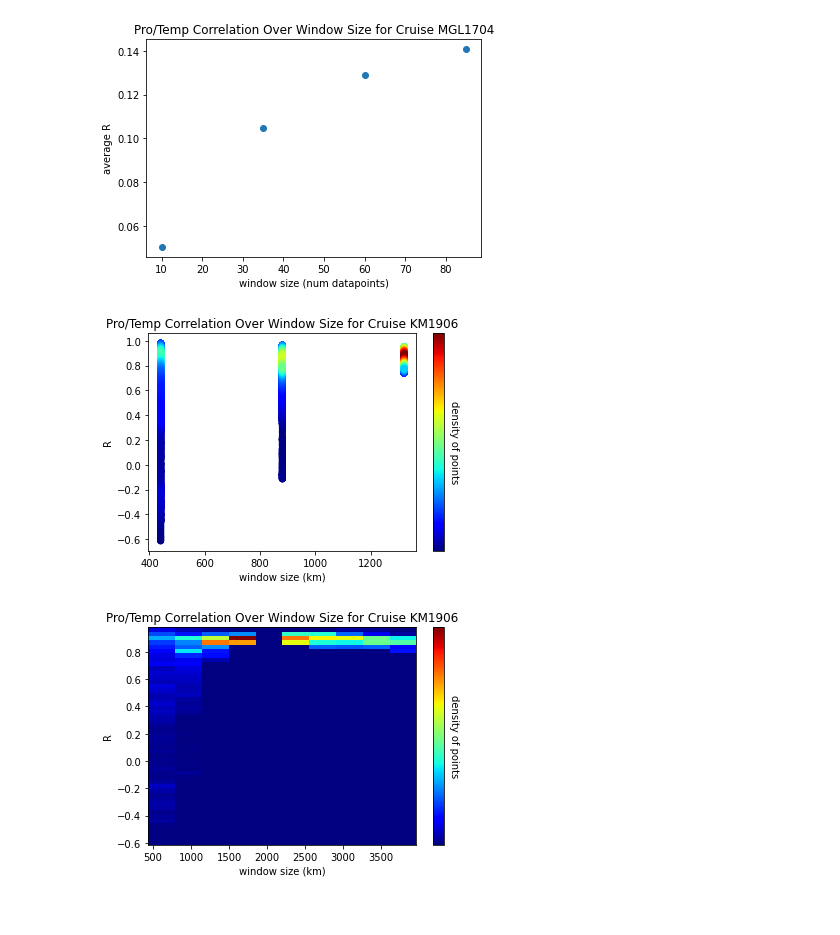
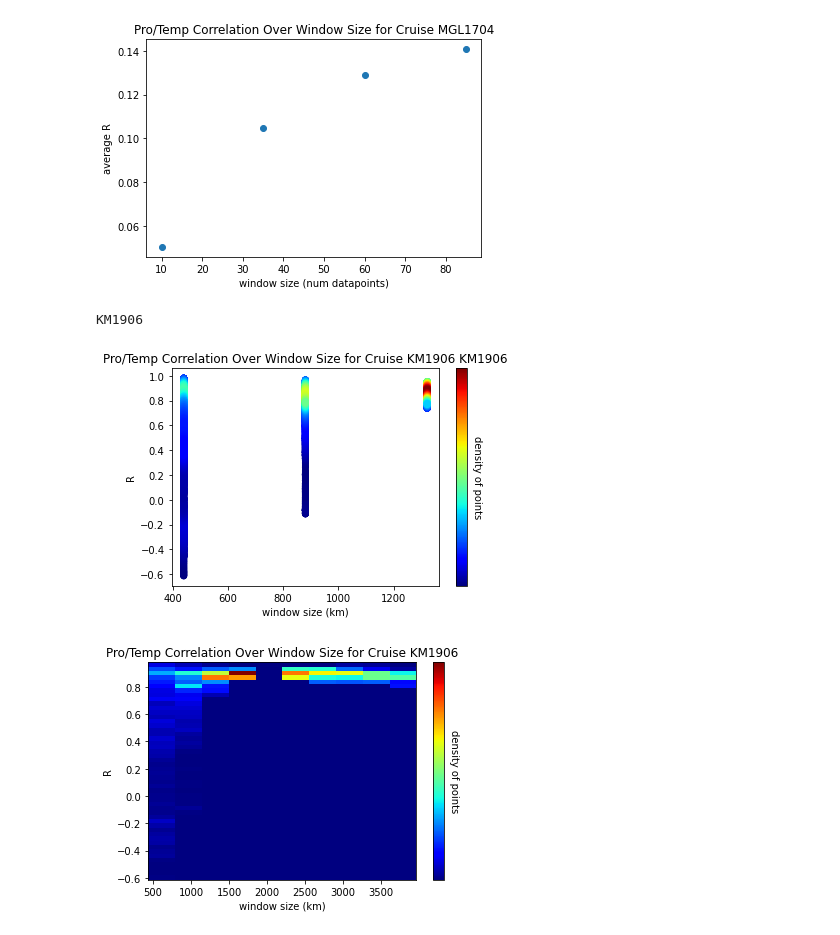
Before and after one commit to barbara42/seaflow_analysis, a Jupyter notebook: Seaflow Time Series Analysis.ipynb, the cells around one changed output. Cells and saved outputs as stored; diff of their text form; code cells hidden in the pictures.

```diff
--- a/Seaflow Time Series Analysis.ipynb
+++ b/Seaflow Time Series Analysis.ipynb
@@ -367,7 +367,11 @@ plot_rolling_window_corr_coefs(cruise_name, pro, 'temperature', title=f'Pro/Temp
 from scipy.stats import gaussian_kde
 
 # type: 'scatter' or 'hist2d'
-def plot_corr_coefs_heatmap(cruise_name, col_1, col_2, window_sizes=range(1,5001,500), kind='scatter', title="ADD TITLE", ax=None, fig=None):
+def plot_corr_coefs_heatmap(cruise_name, col_1, col_2, window_sizes=range(1,5001,500), kind='scatter', title="ADD TITLE", ax=None, fig=None, df_master=None):
+    if df_master is None:
+        print(f"getting info for Cruise {cruise_name}...")
+        df_master = get_cruise_data(cruise_name)
+
     if ax == None or fig == None:
         fig, ax = plt.subplots()
     avg_corrcoefs = []
@@ -404,7 +408,8 @@ def plot_corr_coefs_heatmap(cruise_name, col_1, col_2, window_sizes=range(1,5001
         data = ax.hist2d(x, y, (len(window_sizes), 50), cmap=plt.cm.jet)
         cbar = fig.colorbar(data[3], ax=ax)
 
-    ax.set_title(title)
+    cruise_name = df_master['cruise'][0]
+    ax.set_title(title + " " + cruise_name)
     ax.set_xlabel('window size (km)')
     ax.set_ylabel('R')
     # change colorbar labels
@@ -415,14 +420,17 @@ def plot_corr_coefs_heatmap(cruise_name, col_1, col_2, window_sizes=range(1,5001
 pro = 'abundance_prochloro'
 syn = 'abundance_synecho'
 cruise_name = df_master['cruise'][0]
+print(cruise_name)
 #plot_corr_coefs_heatmap(cruise_name, pro, syn, title=f'Syn/Pro Correlation Over Window Size for Cruise {cruise_name}')
 #plot_corr_coefs_heatmap(cruise_name, pro, 'temperature', title=f'Pro/Temp Correlation Over Window Size for Cruise {cruise_name}')
+# %% [output]
+KM1906
 # %%
 # test plot_corr_coefs_heatmap: scatter
 plot_corr_coefs_heatmap(cruise_name, pro, 'temperature', window_sizes=range(1,2000,500), \
-                        title=f'Pro/Temp Correlation Over Window Size for Cruise {cruise_name}')
+                        title=f'Pro/Temp Correlation Over Window Size for Cruise {cruise_name}', df_master=df_master)
 # %% [output]
-[figure, old version]
+[figure, new version]
 # %%
 # test plot_corr_coefs_heatmap: hist2d
 plot_corr_coefs_heatmap(cruise_name, pro, 'temperature', window_sizes=range(1,5001,500), kind='hist2d', \
```
Also changed, not shown: parts of 6 cells of this notebook.
